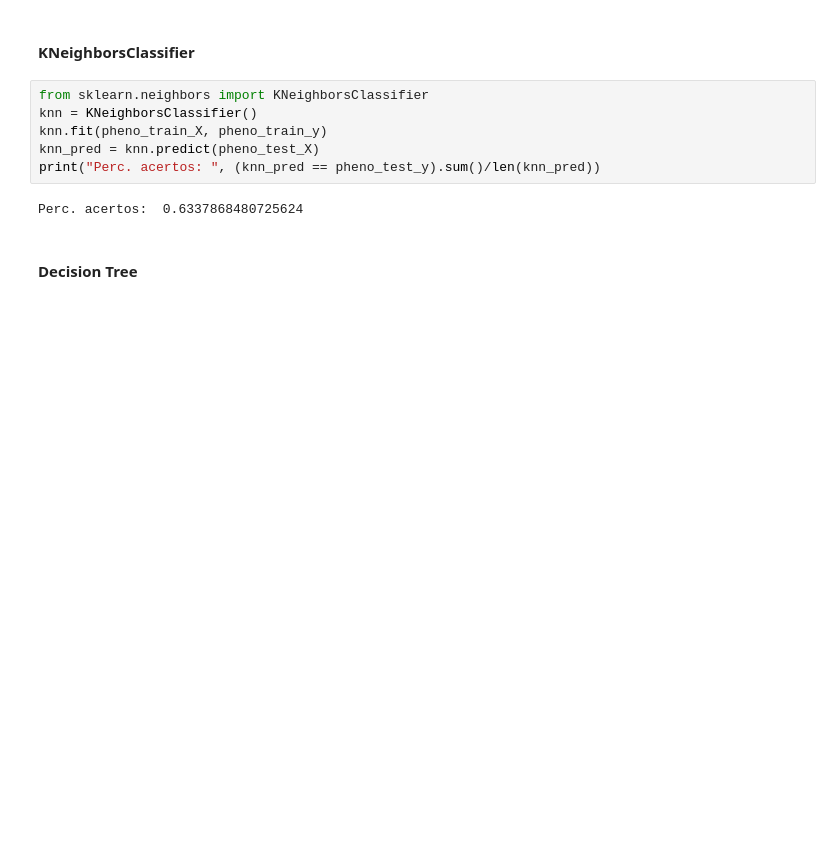
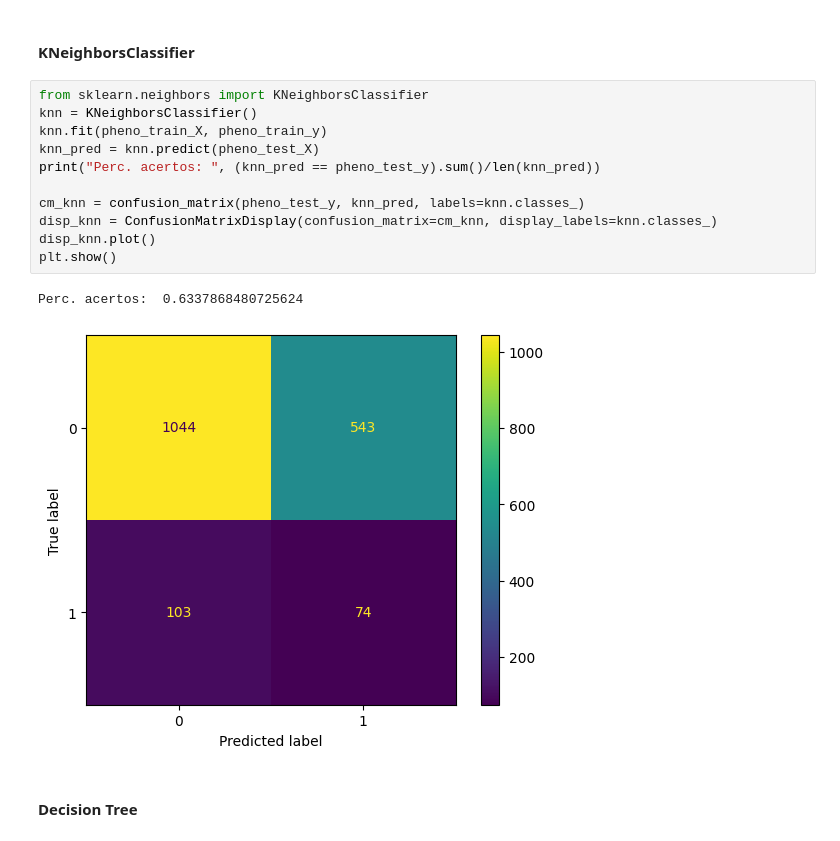
Before and after one commit to Malavita02/TrabalhoSIB, a Jupyter notebook: pheno_ML.ipynb, the cells around one changed output. Drawn from its saved outputs; the diff is of its cells as text; blank space fills up the shorter version.

```diff
--- a/pheno_ML.ipynb
+++ b/pheno_ML.ipynb
@@ -107,11 +129,17 @@ PECC (accuracy): 0.5617913832199547
 # %%
 from sklearn.neighbors import KNeighborsClassifier
 knn = KNeighborsClassifier()
 knn.fit(pheno_train_X, pheno_train_y)
 knn_pred = knn.predict(pheno_test_X)
 print("Perc. acertos: ", (knn_pred == pheno_test_y).sum()/len(knn_pred))
+
+cm_knn = confusion_matrix(pheno_test_y, knn_pred, labels=knn.classes_)
+disp_knn = ConfusionMatrixDisplay(confusion_matrix=cm_knn, display_labels=knn.classes_)
+disp_knn.plot()
+plt.show()
 # %% [output]
 Perc. acertos:  0.6337868480725624
+[figure, added]
 # %% [markdown]
 #### Decision Tree
 # %%
```
Also changed, not shown: parts of 7 cells of this notebook, 1 other file.
